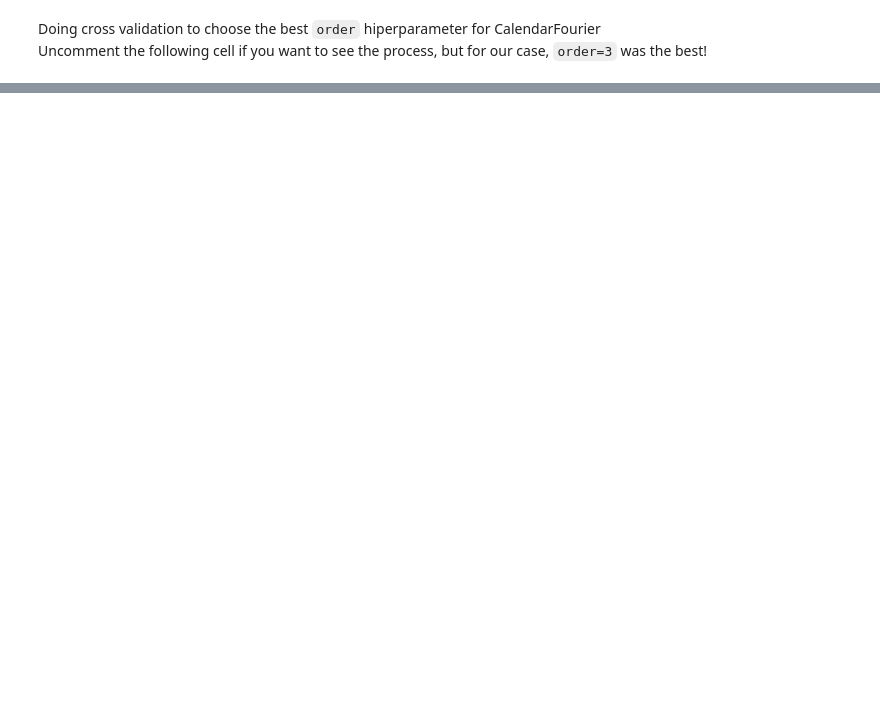
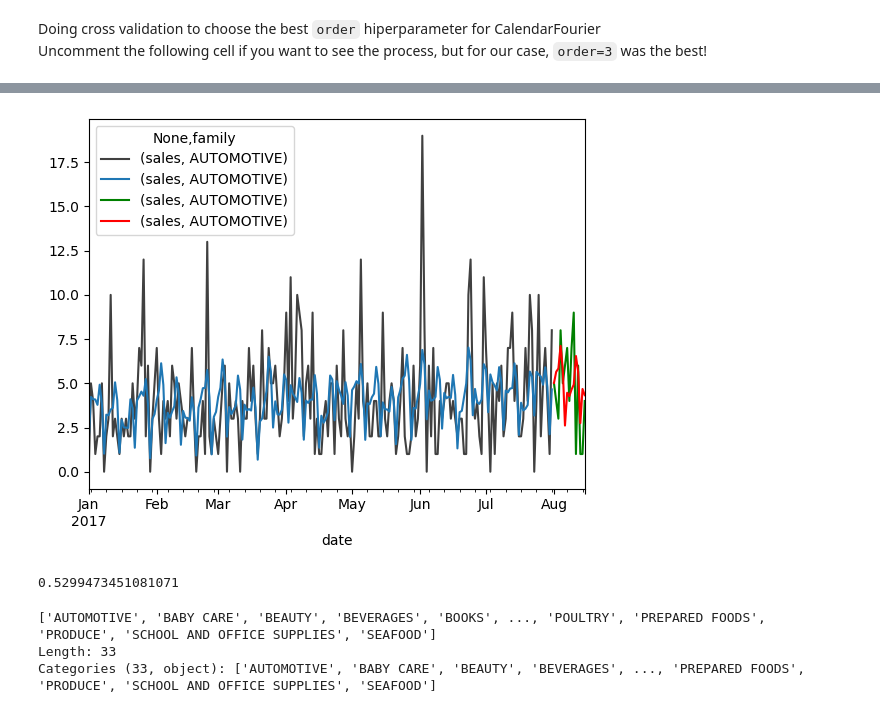
Before and after one commit to edmar-bevilaqua/data_science, a Jupyter notebook: Projects/Kaggle/Store Sales - Time Series Forecasting/store_sales.ipynb, the cells around one changed output, grey strips where cells are left out. Cells and saved outputs as stored; diff of their text form; code cells hidden in the pictures; blank space fills up the shorter version.

```diff
--- a/Projects/Kaggle/Store Sales - Time Series Forecasting/store_sales.ipynb
+++ b/Projects/Kaggle/Store Sales - Time Series Forecasting/store_sales.ipynb
@@ -1080,0 +894,5 @@ submission.to_csv('submission.csv', index=False)
+# %%
+sales['date'] = sales['date'].dt.to_period('D')
+sales = sales.loc[sales.family == 'AUTOMOTIVE', :]
+sales = sales.loc[sales['store_nbr'] == '1', :]
+sales = sales.loc[sales['date'] >= '2017', :]
@@ -1080,0 +985,57 @@ submission.to_csv('submission.csv', index=False)
+# %%
+from statsmodels.tsa.deterministic import DeterministicProcess, CalendarFourier
+from sklearn.model_selection import train_test_split
+from sklearn.linear_model import LinearRegression
+import matplotlib.pyplot as plt
+
+fourier = CalendarFourier(
+    freq='M',
+    order=4
+)
+
+dp = DeterministicProcess(
+    index=y.index,
+    constant=True,
+    order=1,
+    drop=True,
+    seasonal=True,
+    additional_terms=[fourier]
+)
+
+X = dp.in_sample()
+
+# Splitting data for validation
+idx_train, idx_test = train_test_split(X.index, test_size=15, shuffle=False)
+
+X_train, X_test = X.loc[idx_train, :], X.loc[idx_test, :]
+y_train, y_test = y.loc[idx_train, :], y.loc[idx_test, :]
+
+# Training the model to capture trend
+model = LinearRegression(fit_intercept=False)
+model.fit(X_train, y_train)
+
+# Make predictions
+y_fit = pd.DataFrame(
+    model.predict(X_train),
+    index=y_train.index,
+    columns=y_train.columns,
+)
+y_pred = pd.DataFrame(
+    model.predict(X_test),
+    index=y_test.index,
+    columns=y_test.columns,
+)
+
+# Plot
+axs = y_train.plot(color='0.25', sharex=True)
+axs = y_fit.plot(color='C0', sharex=True, ax=axs)
+axs = y_test.plot(color='g',sharex=True, ax=axs)
+axs = y_pred.plot(color='r',sharex=True, ax=axs)
+# %% [output]
+[figure, added]
+# %%
+from sklearn.metrics import mean_squared_log_error
+
+mean_squared_log_error(y_train, y_fit)**0.5
+# %% [output]
+0.5299473451081071
@@ -1080,0 +1117,6 @@ submission.to_csv('submission.csv', index=False)
+# %%
+pd.read_csv('./data/train.csv', dtype={'date':'str', 'family':'category', 'store_nbr':'category'}, parse_dates=['date'])['family'].unique()
+# %% [output]
+['AUTOMOTIVE', 'BABY CARE', 'BEAUTY', 'BEVERAGES', 'BOOKS', ..., 'POULTRY', 'PREPARED FOODS', 'PRODUCE', 'SCHOOL AND OFFICE SUPPLIES', 'SEAFOOD']
+Length: 33
+Categories (33, object): ['AUTOMOTIVE', 'BABY CARE', 'BEAUTY', 'BEVERAGES', ..., 'PREPARED FOODS', 'PRODUCE', 'SCHOOL AND OFFICE SUPPLIES', 'SEAFOOD']
```
Also changed, not shown: parts of 27 cells of this notebook.
